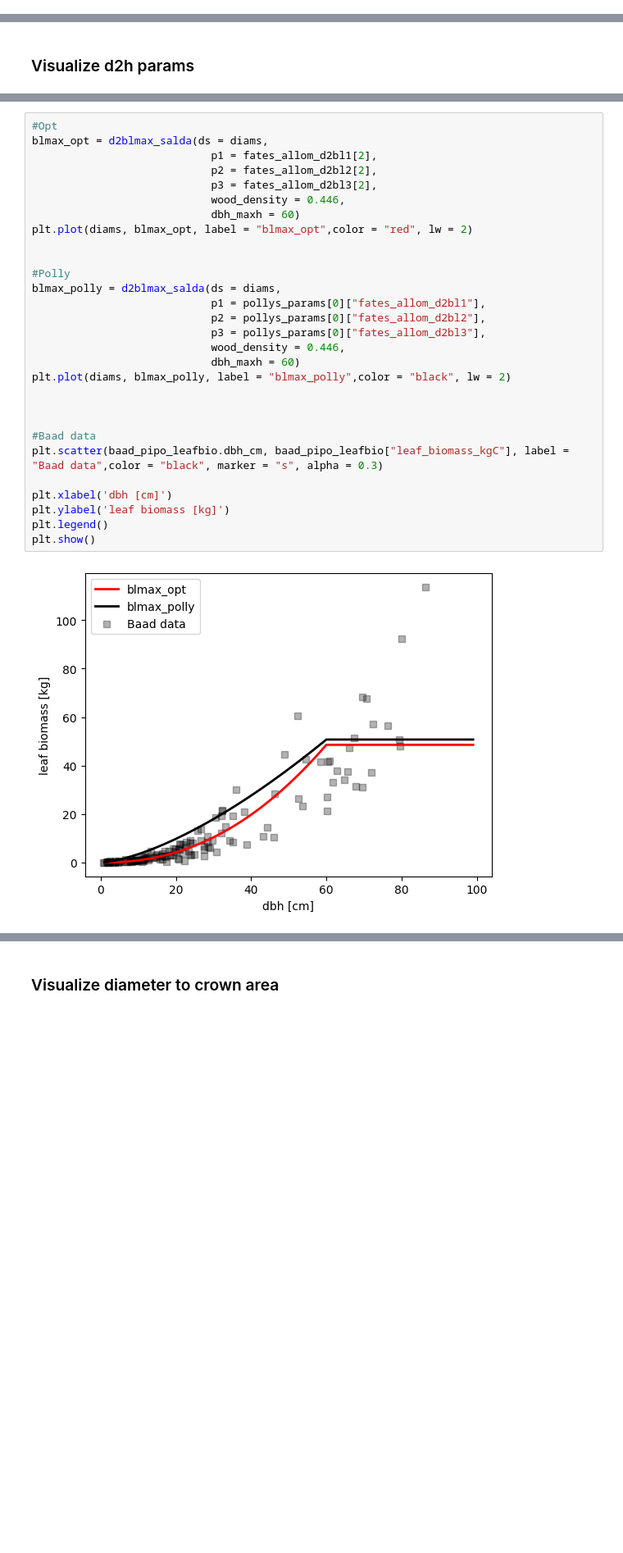
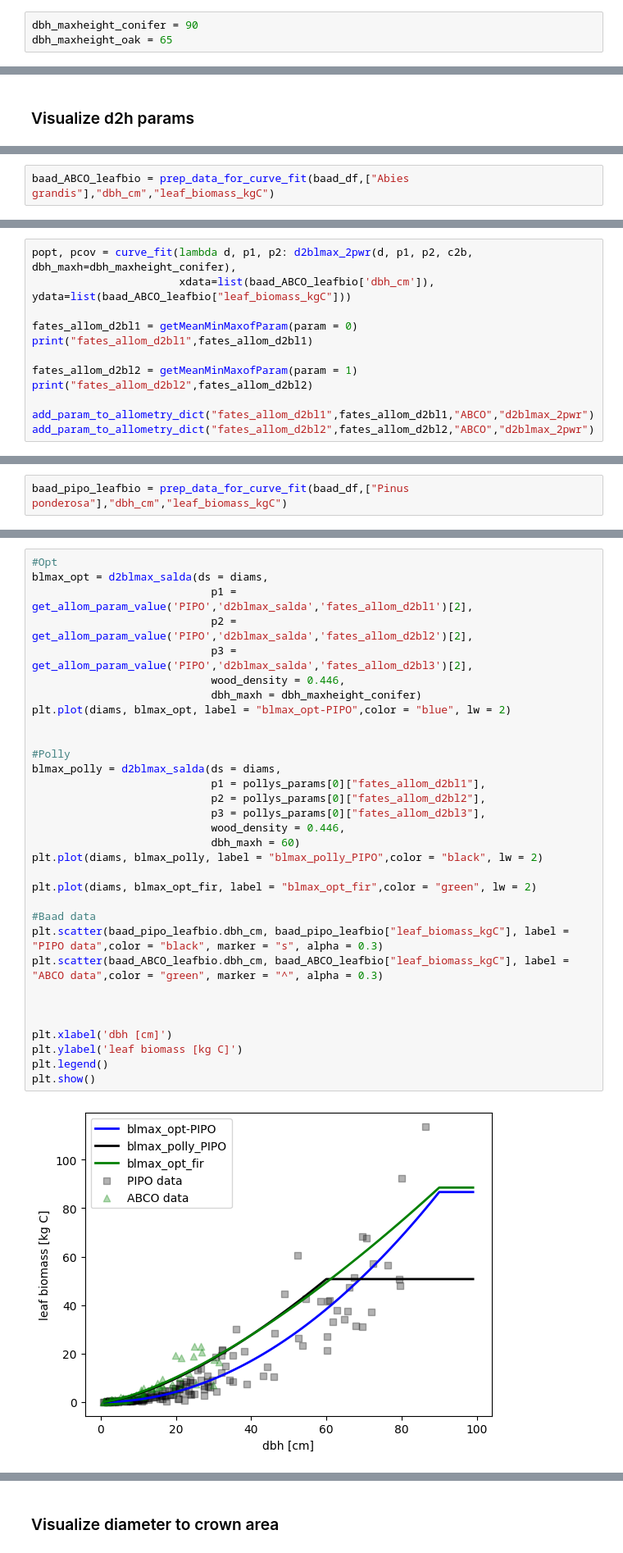
Before and after one commit to adamhb/california-fates, a Jupyter notebook: parameter_ranges/analyze_conifer_and_oak_allometry.ipynb, the cells around one changed output, grey strips where cells are left out. Shown at 82% size. Cells and saved outputs as stored; diff of their text form; blank space fills up the shorter version.

```diff
--- a/parameter_ranges/analyze_conifer_and_oak_allometry.ipynb
+++ b/parameter_ranges/analyze_conifer_and_oak_allometry.ipynb
@@ -543 +707,4 @@ memory usage: 6.2 KB
+# %%
+dbh_maxheight_conifer = 90
+dbh_maxheight_oak = 65
 # %%
@@ -622,0 +826,2 @@ baad_pipo_leafbio = prep_data_for_curve_fit(baad_df,"Pinus ponderosa","dbh_cm","
+# %%
+baad_ABCO_leafbio = prep_data_for_curve_fit(baad_df,["Abies grandis"],"dbh_cm","leaf_biomass_kgC")
@@ -622,0 +891,12 @@ baad_pipo_leafbio = prep_data_for_curve_fit(baad_df,"Pinus ponderosa","dbh_cm","
+# %%
+popt, pcov = curve_fit(lambda d, p1, p2: d2blmax_2pwr(d, p1, p2, c2b, dbh_maxh=dbh_maxheight_conifer),
+                       xdata=list(baad_ABCO_leafbio['dbh_cm']), ydata=list(baad_ABCO_leafbio["leaf_biomass_kgC"]))
+
+fates_allom_d2bl1 = getMeanMinMaxofParam(param = 0)
+print("fates_allom_d2bl1",fates_allom_d2bl1)
+
+fates_allom_d2bl2 = getMeanMinMaxofParam(param = 1)
+print("fates_allom_d2bl2",fates_allom_d2bl2)
+
+add_param_to_allometry_dict("fates_allom_d2bl1",fates_allom_d2bl1,"ABCO","d2blmax_2pwr")
+add_param_to_allometry_dict("fates_allom_d2bl2",fates_allom_d2bl2,"ABCO","d2blmax_2pwr")
@@ -623 +943,3 @@ baad_pipo_leafbio = prep_data_for_curve_fit(baad_df,"Pinus ponderosa","dbh_cm","
+# %%
+baad_pipo_leafbio = prep_data_for_curve_fit(baad_df,["Pinus ponderosa"],"dbh_cm","leaf_biomass_kgC")
 # %% [markdown]
@@ -653,31 +972,34 @@ Pollys d2bl2 1.5
 # %%
 #Opt
 blmax_opt = d2blmax_salda(ds = diams,
-                            p1 = fates_allom_d2bl1[2],
-                            p2 = fates_allom_d2bl2[2],
-                            p3 = fates_allom_d2bl3[2],
+                            p1 = get_allom_param_value('PIPO','d2blmax_salda','fates_allom_d2bl1')[2],
+                            p2 = get_allom_param_value('PIPO','d2blmax_salda','fates_allom_d2bl2')[2],
+                            p3 = get_allom_param_value('PIPO','d2blmax_salda','fates_allom_d2bl3')[2],
                             wood_density = 0.446,
-                            dbh_maxh = 60)
-plt.plot(diams, blmax_opt, label = "blmax_opt",color = "red", lw = 2)
+                            dbh_maxh = dbh_maxheight_conifer)
+plt.plot(diams, blmax_opt, label = "blmax_opt-PIPO",color = "blue", lw = 2)
 
 
 #Polly
 blmax_polly = d2blmax_salda(ds = diams,
                             p1 = pollys_params[0]["fates_allom_d2bl1"],
                             p2 = pollys_params[0]["fates_allom_d2bl2"],
                             p3 = pollys_params[0]["fates_allom_d2bl3"],
                             wood_density = 0.446,
                             dbh_maxh = 60)
-plt.plot(diams, blmax_polly, label = "blmax_polly",color = "black", lw = 2)
+plt.plot(diams, blmax_polly, label = "blmax_polly_PIPO",color = "black", lw = 2)
+
+plt.plot(diams, blmax_opt_fir, label = "blmax_opt_fir",color = "green", lw = 2)
+
+#Baad data
+plt.scatter(baad_pipo_leafbio.dbh_cm, baad_pipo_leafbio["leaf_biomass_kgC"], label = "PIPO data",color = "black", marker = "s", alpha = 0.3)
+plt.scatter(baad_ABCO_leafbio.dbh_cm, baad_ABCO_leafbio["leaf_biomass_kgC"], label = "ABCO data",color = "green", marker = "^", alpha = 0.3)
 
 
 
-#Baad data
-plt.scatter(baad_pipo_leafbio.dbh_cm, baad_pipo_leafbio["leaf_biomass_kgC"], label = "Baad data",color = "black", marker = "s", alpha = 0.3)
-
 plt.xlabel('dbh [cm]')
-plt.ylabel('leaf biomass [kg]')
+plt.ylabel('leaf biomass [kg C]')
 plt.legend()
 plt.show()
 # %% [output]
-[figure, old version]
+[figure, new version]
```
Also changed, not shown: parts of 96 cells of this notebook, 8 other files.
